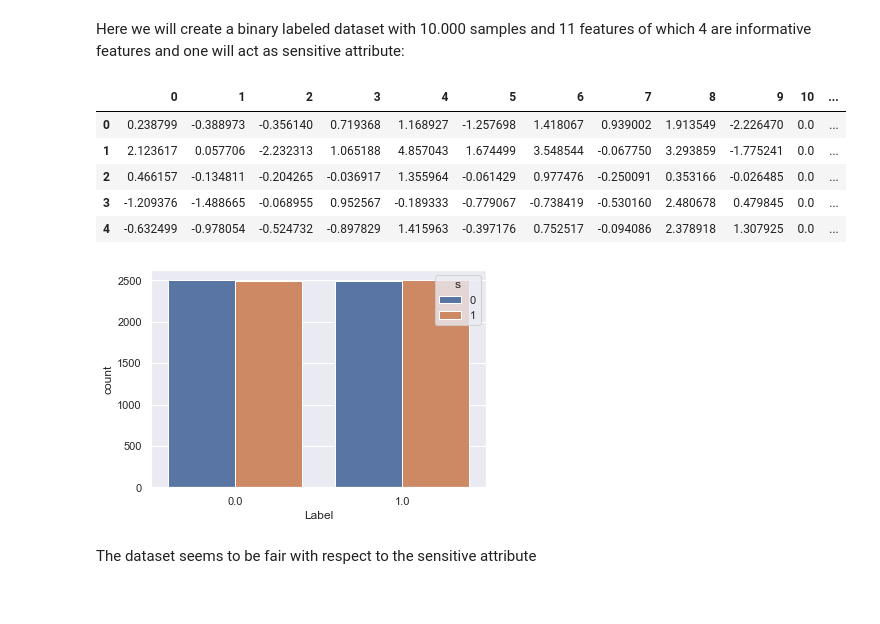
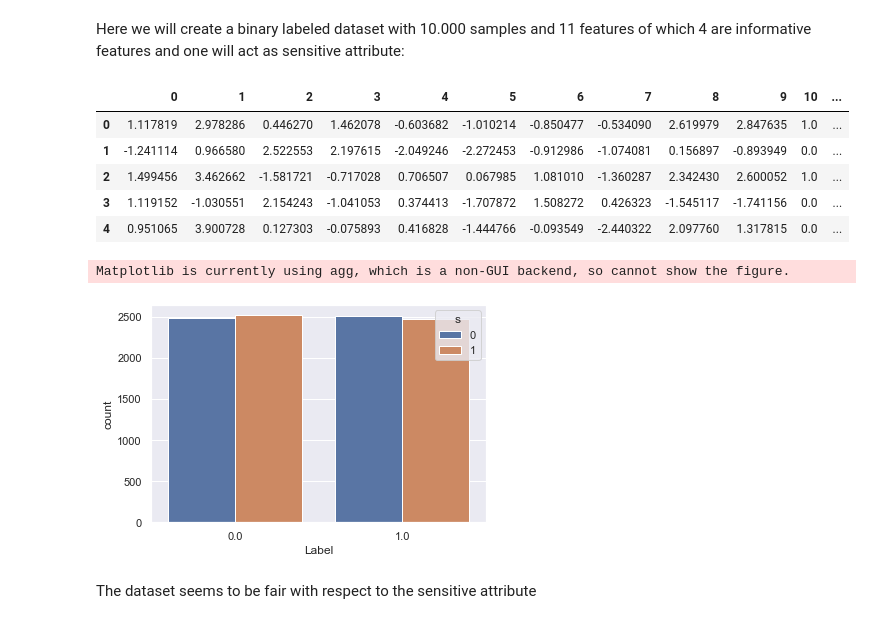
Before and after one commit to giordanoDaloisio/bias-mitigation-methods, a Jupyter notebook: bias-methods-comparison.ipynb, the cells around one changed output. Drawn from its saved outputs; the diff is of its cells as text; code cells hidden in the pictures.

```diff
--- a/bias-methods-comparison.ipynb
+++ b/bias-methods-comparison.ipynb
@@ -339,25 +383,26 @@ n_features = 10
 n_informative = 4
 n_sensitive = 2
 # %%
-data = build_dataset(n_samples, n_features, n_informative, n_sensitive)
+data = pd.read_csv('data/syntetic.csv')
 data.head()
 # %% [output]
 |  | 0 | 1 | 2 | 3 | 4 | 5 | 6 | 7 | 8 | 9 | 10 | ... |
-| 0 | 0.238799 | -0.388973 | -0.356140 | 0.719368 | 1.168927 | -1.257698 | 1.418067 | 0.939002 | 1.913549 | -2.226470 | 0.0 | ... |
-| 1 | 2.123617 | 0.057706 | -2.232313 | 1.065188 | 4.857043 | 1.674499 | 3.548544 | -0.067750 | 3.293859 | -1.775241 | 0.0 | ... |
-| 2 | 0.466157 | -0.134811 | -0.204265 | -0.036917 | 1.355964 | -0.061429 | 0.977476 | -0.250091 | 0.353166 | -0.026485 | 0.0 | ... |
-| 3 | -1.209376 | -1.488665 | -0.068955 | 0.952567 | -0.189333 | -0.779067 | -0.738419 | -0.530160 | 2.480678 | 0.479845 | 0.0 | ... |
-| 4 | -0.632499 | -0.978054 | -0.524732 | -0.897829 | 1.415963 | -0.397176 | 0.752517 | -0.094086 | 2.378918 | 1.307925 | 0.0 | ... |
+| 0 | 1.117819 | 2.978286 | 0.446270 | 1.462078 | -0.603682 | -1.010214 | -0.850477 | -0.534090 | 2.619979 | 2.847635 | 1.0 | ... |
+| 1 | -1.241114 | 0.966580 | 2.522553 | 2.197615 | -2.049246 | -2.272453 | -0.912986 | -1.074081 | 0.156897 | -0.893949 | 0.0 | ... |
+| 2 | 1.499456 | 3.462662 | -1.581721 | -0.717028 | 0.706507 | 0.067985 | 1.081010 | -1.360287 | 2.342430 | 2.600052 | 1.0 | ... |
+| 3 | 1.119152 | -1.030551 | 2.154243 | -1.041053 | 0.374413 | -1.707872 | 1.508272 | 0.426323 | -1.545117 | -1.741156 | 0.0 | ... |
+| 4 | 0.951065 | 3.900728 | 0.127303 | -0.075893 | 0.416828 | -1.444766 | -0.093549 | -2.440322 | 2.097760 | 1.317815 | 0.0 | ... |
 # %%
 ax = sns.barplot(
-    x=10, y='count',
+    x='10', y='count',
     hue='s',
-    data=data.groupby('s')[10].value_counts().rename('count').reset_index(),
+    data=data.groupby('s')['10'].value_counts().rename('count').reset_index(),
 )
 ax.set(xlabel= 'Label')
 plt.show()
 # %% [output]
+Matplotlib is currently using agg, which is a non-GUI backend, so cannot show the figure.
-[figure, old version]
+[figure, new version]
 # %% [markdown]
 The dataset seems to be fair with respect to the sensitive attribute
 # %%
```
Also changed, not shown: parts of 75 cells of this notebook, 3 other files.
